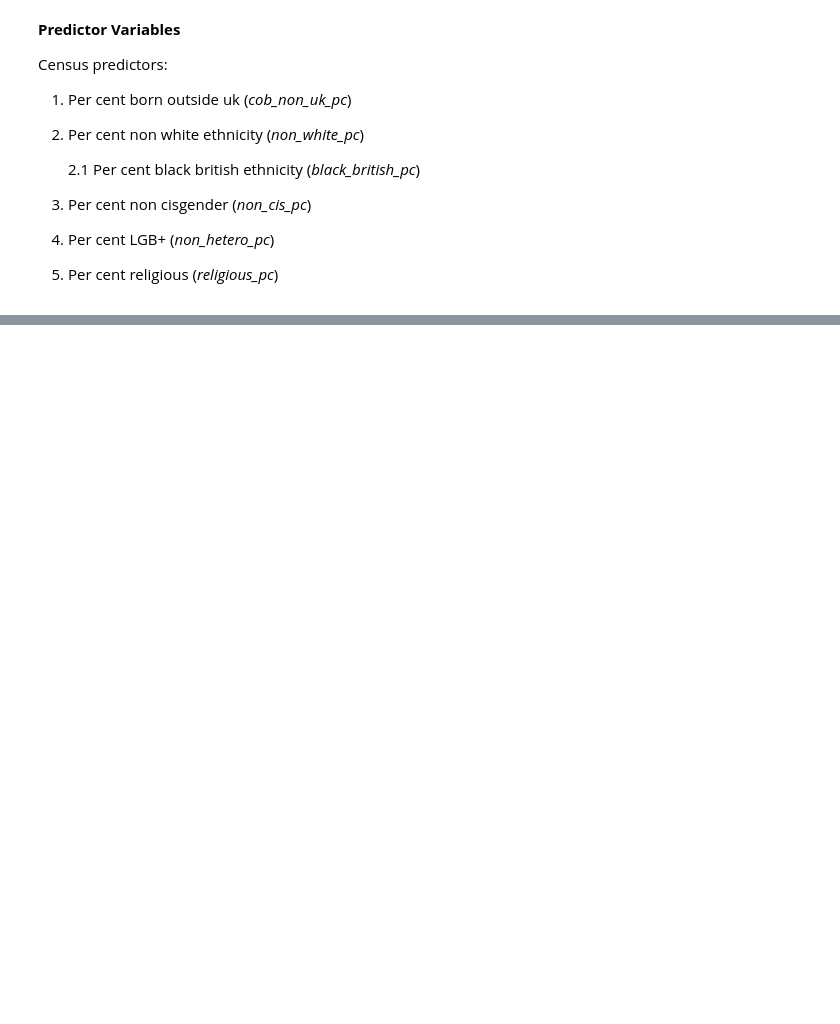
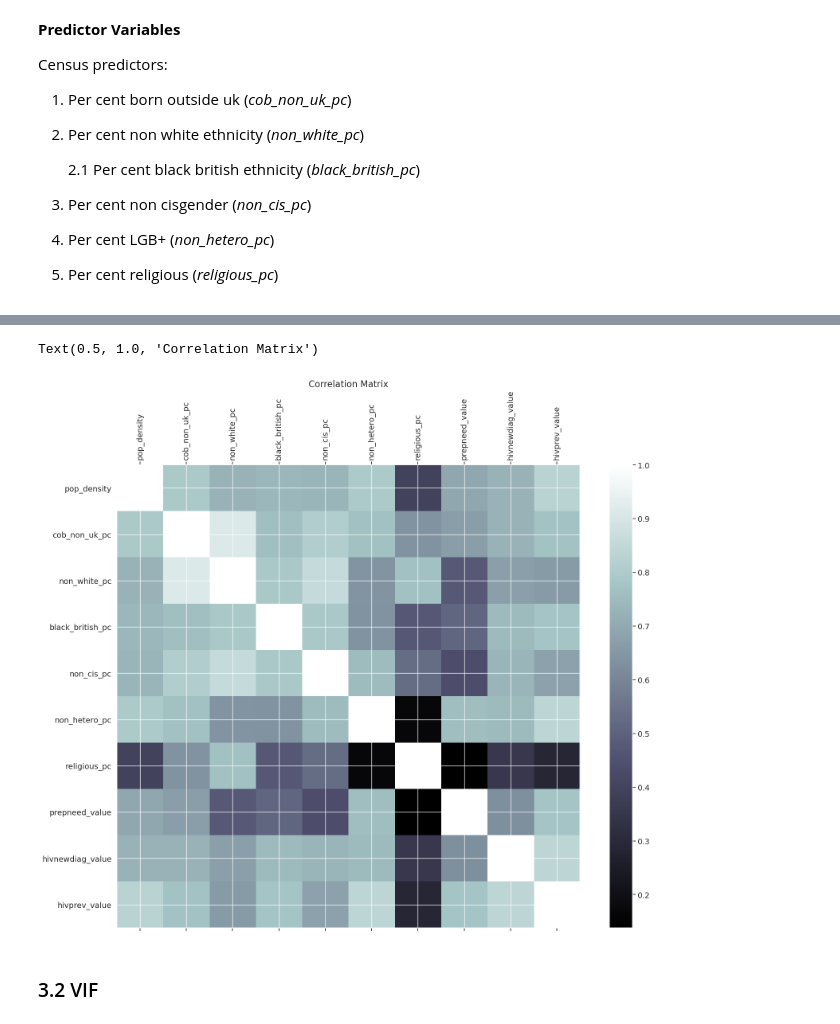
Before and after one commit to joepost/CASA0007_MajorAssessment, a Jupyter notebook: python_notebook.ipynb, the cells around one changed output, grey strips where cells are left out. Saved outputs shown, nothing was run; the diff lists cells and outputs as text; code cells hidden in the pictures; blank space fills up the shorter version.

```diff
--- a/python_notebook.ipynb
+++ b/python_notebook.ipynb
@@ -786,0 +848,18 @@ plt.show()
+# %%
+# Select only desired variables
+ols_df = full_df[['2022_local_authorities_county', 'pop_density',
+                  'cob_non_uk_pc', 'non_white_pc', 'black_british_pc',
+                  'non_cis_pc', 'non_hetero_pc', 'religious_pc',
+                  # 'tertiary_ed_pc', 'same_sex_partnership_pc',
+                  # 'ru_6fold', 'ru_3fold', 'ru_2fold',
+                  'prepneed_value',
+                  # 'prepneed_count', 'prepneed_denominator',
+                  # 'prepuse_value',
+                  # 'prepuse_count', 'prepuse_denominator',
+                  'hivnewdiag_value',
+                  # 'hivnewdiag_count', 'hivnewdiag_denominator',
+                  'hivprev_value',
+                  # 'hivprev_count', 'hivprev_denominator'
+                 ]].set_index('2022_local_authorities_county')
+
+ols_df
@@ -786,0 +881,15 @@ plt.show()
+# %%
+f = plt.figure(figsize=(19, 15))
+plt.matshow(ols_df.corr(), fignum=f.number, cmap="bone")
+plt.xticks(range(ols_df.shape[1]), ols_df.columns, fontsize=14, rotation=90)
+plt.yticks(range(ols_df.shape[1]), ols_df.columns, fontsize=14)
+cb = plt.colorbar()
+cb.ax.tick_params(labelsize=14)
+plt.title('Correlation Matrix', fontsize=16)
+
+# plt.savefig("figures/corrplot.png", dpi=300, facecolor="white", bbox_inches="tight")
+# %% [output]
+Text(0.5, 1.0, 'Correlation Matrix')
+[figure, added]
+# %% [markdown]
+### 3.2 VIF
```
Also changed, not shown: parts of 31 cells of this notebook.
